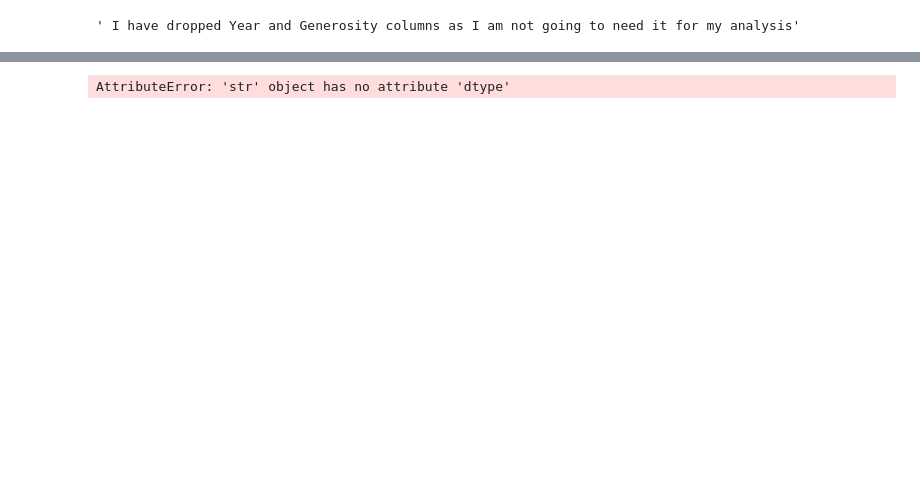
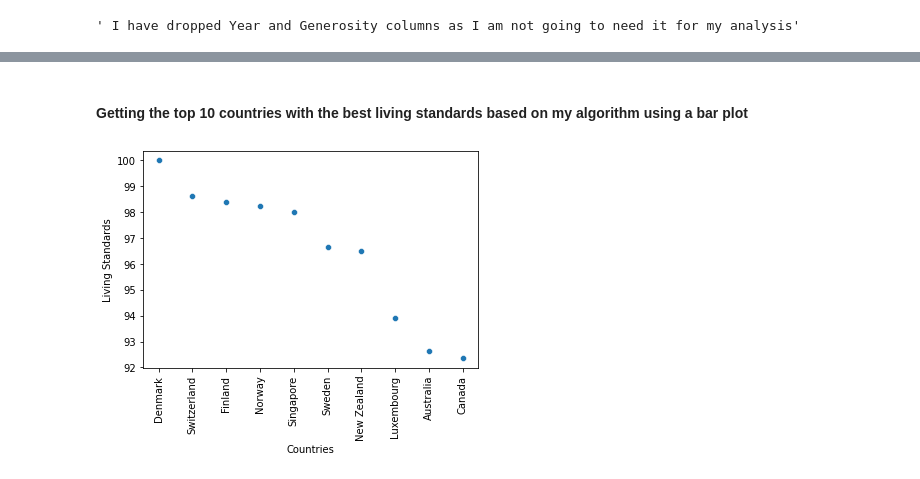
Before and after one commit to ubco-W2022T1-cosc301/project-group47, a Jupyter notebook: notebooks/analysis2.ipynb, the cells around one changed output, grey strips where cells are left out. Drawn from its saved outputs; the diff is of its cells as text; code cells hidden in the pictures; blank space fills up the shorter version.

Commit message:
Added some visualizations and started cleaning my files

```diff
--- a/notebooks/analysis2.ipynb
+++ b/notebooks/analysis2.ipynb
@@ -360,15 +345,5 @@ ordered_by_country = normalized_df.groupby(['Country'], as_index = False, sort =
                                            'Family (Social Support)', 'Health (Life Expectancy)',
                                            'Freedom', 'Trust (Government Corruption)'].mean()
 
-#"Country")[ "Happiness Score", "Economy (GDP per Capita)",
-#                                            "Family (Social Support)", "Health (Life Expectancy)",
-#                                            "Freedom", "Trust (Government Corruption)"].mean().sort_values(by = ['Happiness Score'], ascending = False)
-# sliced_ordered = ordered.iloc[:, 2:]
-# ordered.drop(['Country'], axis = 1)
-# ordered = ordered[:10]
-ordered_by_country['Total Sum of Columns']=ordered_by_country.iloc[:,1:7].sum(axis=1)
-ordered_by_sum_country = ordered_by_country.sort_values(by = ['Total Sum of Columns'], ascending = False)
-print(ordered_by_sum_country)
-
-'''Grouping the dataframe based on the country, and taking the mean for all columns over all the years between 2015-2021.Then I am looping over the ordered by country dataframe and summing up all the columns for every specific country and sorting them by the "Total Sum of Columns" to therefore use that for visualizations'''
+'''Grouping the dataframe based on the country, and taking the mean for all columns over all the years between 2015-2021.'''
 # %% [output]
@@ -392,0 +353,4 @@ print(ordered_by_sum_country)
+# %%
+happiness_rank_df = normalized_df.groupby(['Country'], as_index = False, sort = False)['Happiness Rank'].mean().round(0)
+happiness_rank_df["Happiness Rank"] = happiness_rank_df["Happiness Rank"].astype(int)
+print(happiness_rank_df)
@@ -392,0 +374,3 @@ print(ordered_by_sum_country)
+# %%
+ranked_ordered_by_country = pd.merge(ordered_by_country, happiness_rank_df, how='inner', on = 'Country')
+print(ranked_ordered_by_country)
@@ -392,0 +397,6 @@ print(ordered_by_sum_country)
+# %%
+ranked_ordered_by_country['Total Sum of Columns']=ranked_ordered_by_country.iloc[:,1:7].sum(axis=1)
+ranked_ordered_by_country = ranked_ordered_by_country.sort_values(by = ['Total Sum of Columns'], ascending = False)
+ordered_by_sum_country_normalized = normalize_with_percent(ranked_ordered_by_country)
+print(ordered_by_sum_country_normalized)
+'''I have normalized by percentage my dataset so the data is more spread out and gives better visualizations'''
@@ -393,9 +422,12 @@ print(ordered_by_sum_country)
+# %% [markdown]
+#### Getting the top 10 countries with the best living standards based on my algorithm using a bar plot
 # %%
-best_10_countries = ordered_by_sum_country[:10]
-best_10_countries_normalized = normalize_with_percent(best_10_countries)
+best_10_countries = ordered_by_sum_country_normalized[:10]
 sns.scatterplot(data=best_10_countries, x="Country", y="Total Sum of Columns")
 plt.xticks(rotation = 90)
+plt.xlabel('Countries')
+plt.ylabel('Living Standards')
 plt.show()
-print(best_10_countries)
+#print(best_10_countries)
 # %% [output]
-AttributeError: 'str' object has no attribute 'dtype'
+[figure, added]
```
Also changed, not shown: parts of 52 cells of this notebook.
